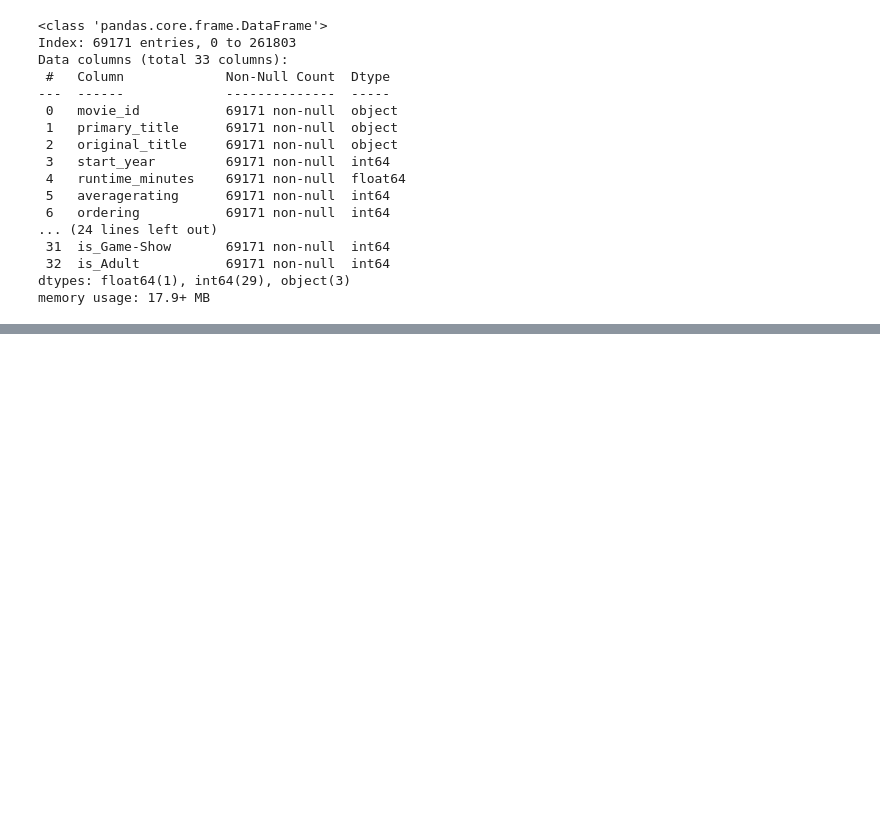
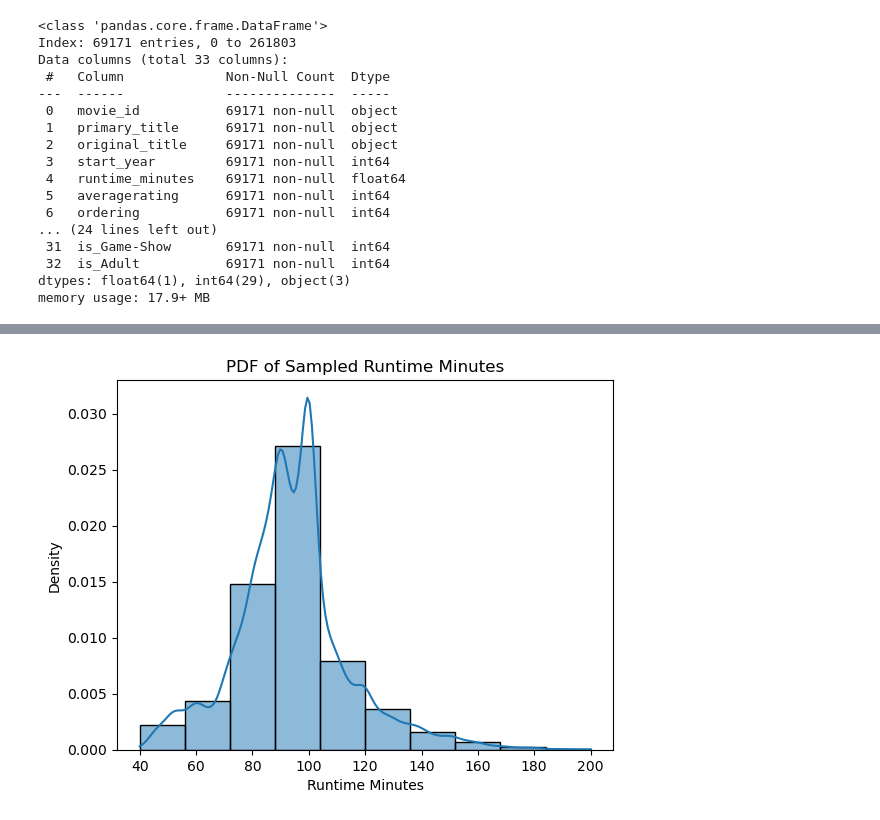
Before and after one commit to Gladwellchebelyon/GROUP7_BOX_OFFICE_MOVIES_ANALYSIS, a Jupyter notebook: isaac.ipynb, the cells around one changed output, grey strips where cells are left out. Cells and saved outputs as stored; diff of their text form; code cells hidden in the pictures; blank space fills up the shorter version.

```diff
--- a/isaac.ipynb
+++ b/isaac.ipynb
@@ -594,0 +611,9 @@ Intercept: 5.5584312531908315
+# %%
+# 3. Probability Density Function (PDF)
+sns.histplot(sample, kde=True, stat='density', bins=10)
+plt.title('PDF of Sampled Runtime Minutes')
+plt.xlabel('Runtime Minutes')
+plt.ylabel('Density')
+plt.show()
+# %% [output]
+[figure, added]
```
Also changed, not shown: parts of 80 cells of this notebook.
